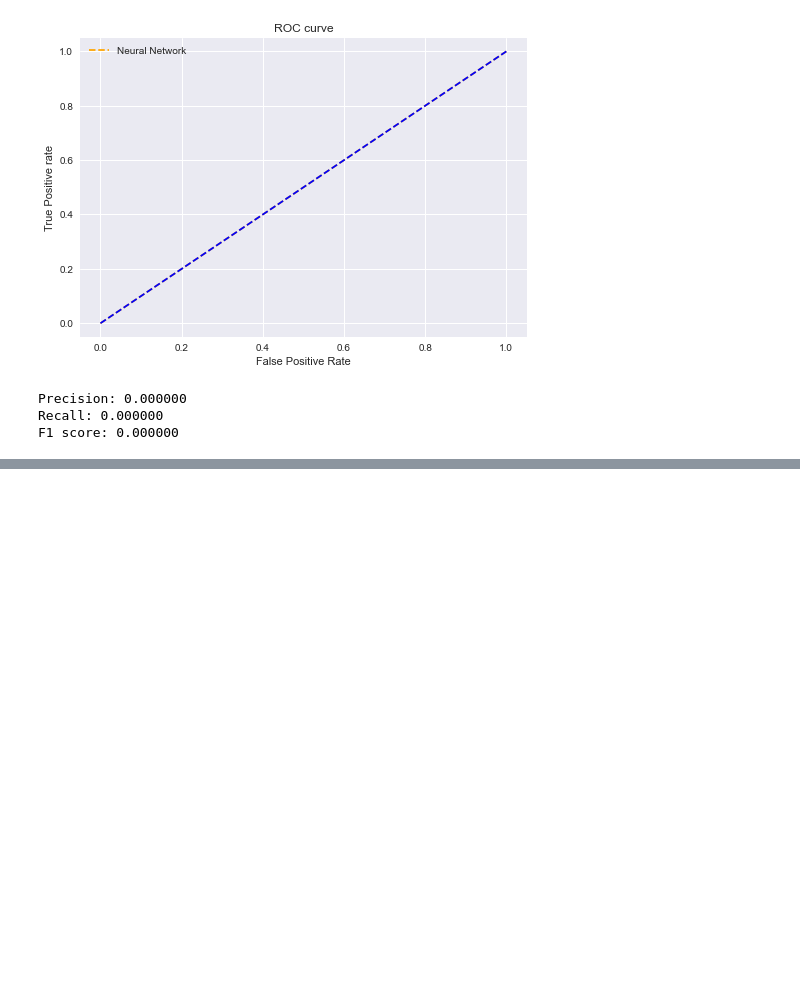
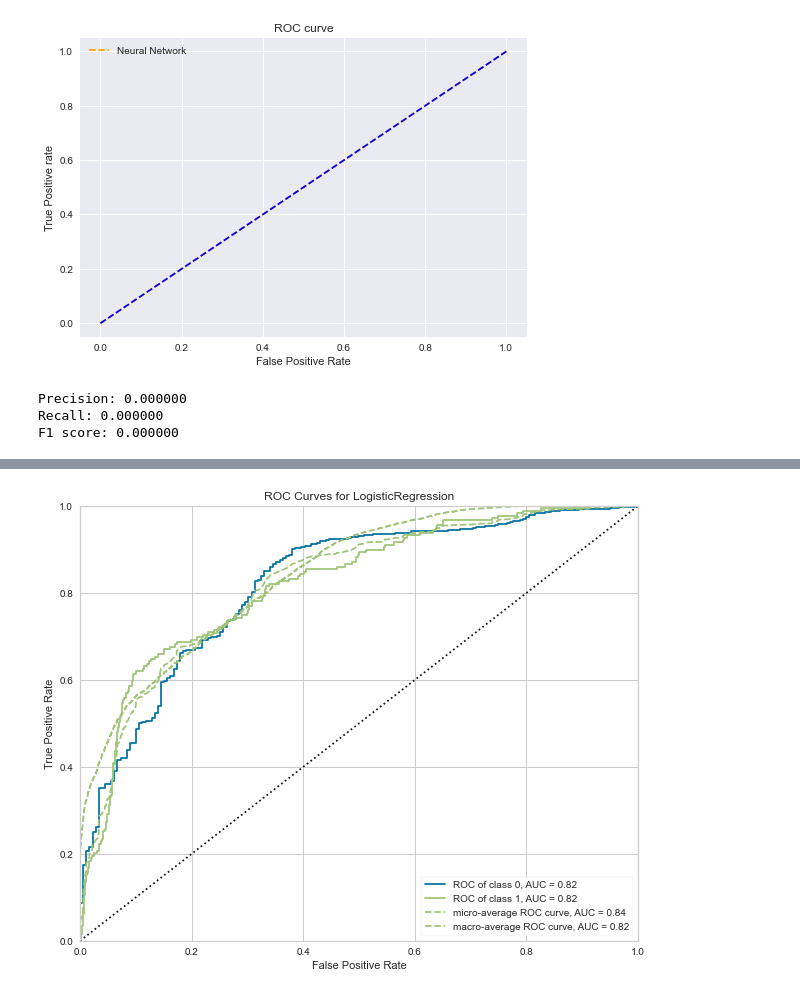
Before and after one commit to dvh549/Financial_Analytics, a Jupyter notebook: WOE_Notebook.ipynb, the cells around one changed output, grey strips where cells are left out. Saved outputs shown, nothing was run; the diff lists cells and outputs as text; code cells hidden in the pictures; blank space fills up the shorter version.

```diff
--- a/WOE_Notebook.ipynb
+++ b/WOE_Notebook.ipynb
@@ -362,0 +441,6 @@ F1 score: 0.000000
+# %%
+plt.rcParams["figure.figsize"] = (10,8)
+plot_ROC_curve(lr, X_balanced, y_balanced, X_test, y_test)
+plt.show()
+# %% [output]
+[figure, added]
```
Also changed, not shown: parts of 10 cells of this notebook.
